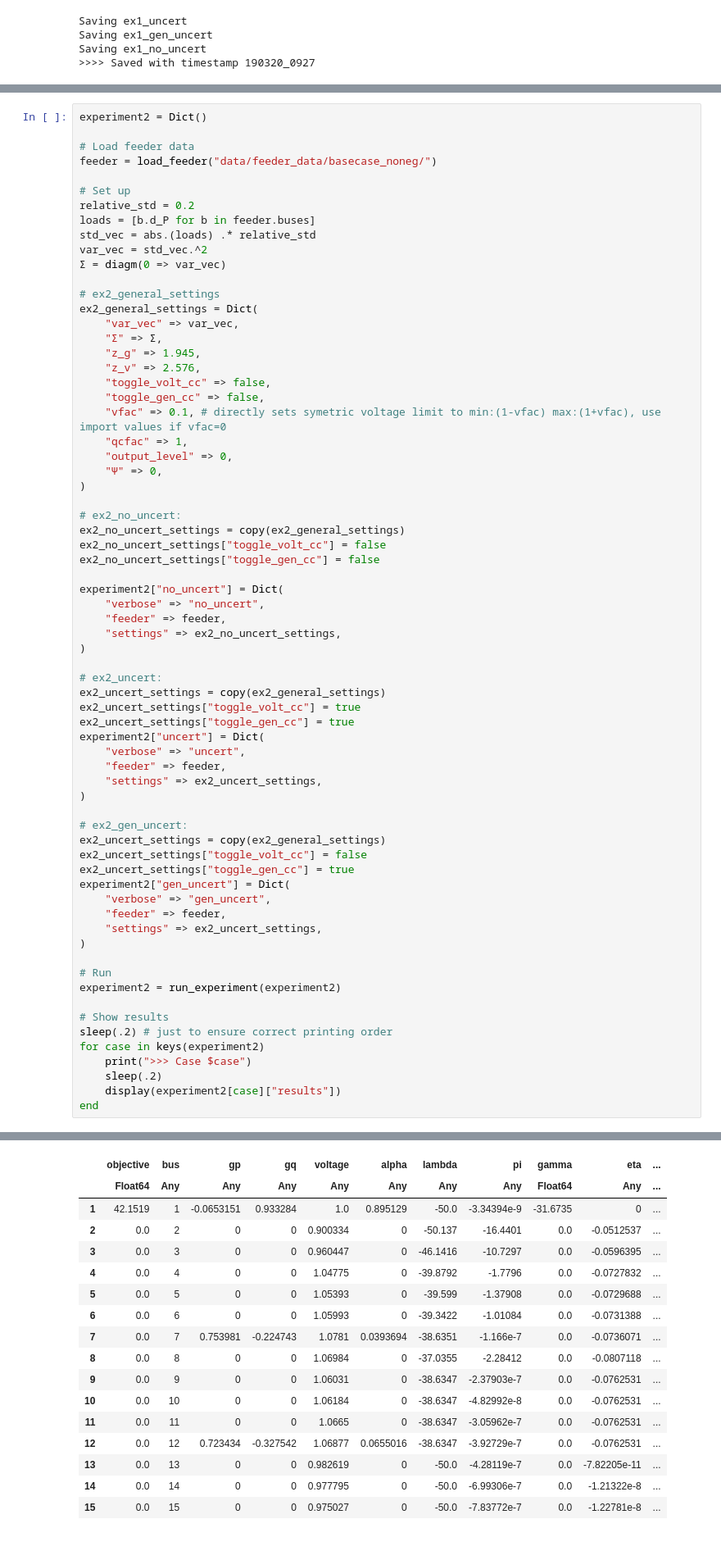
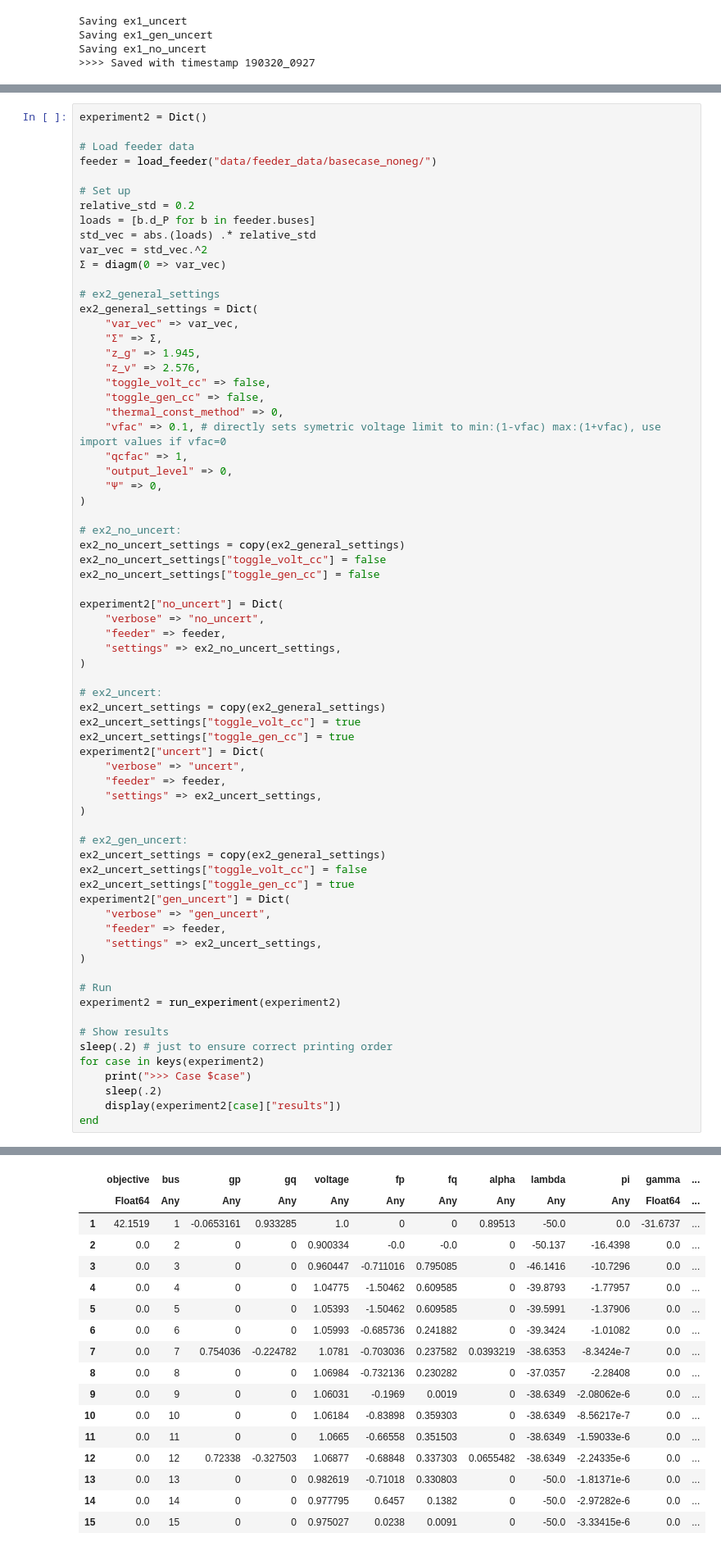
Before and after one commit to mieth-robert/DLMP_uncertainty_CodeSupplement, a Jupyter notebook: case_study.ipynb, the cells around one changed output, grey strips where cells are left out. Shown at 82% size. Drawn from its saved outputs; the diff is of its cells as text.

```diff
--- a/case_study.ipynb
+++ b/case_study.ipynb
@@ -278,6 +359,7 @@ ex2_general_settings = Dict(
     "z_v" => 2.576,
     "toggle_volt_cc" => false,
     "toggle_gen_cc" => false,
+    "thermal_const_method" => 0,
     "vfac" => 0.1, # directly sets symetric voltage limit to min:(1-vfac) max:(1+vfac), use import values if vfac=0
     "qcfac" => 1,
     "output_level" => 0,
@@ -347,18 +429,18 @@ Running gen_uncert
-|  | objective | bus | gp | gq | voltage | alpha | lambda | pi | gamma | eta | ... |
-|  | Float64 | Any | Any | Any | Any | Any | Any | Any | Float64 | Any | ... |
-| 1 | 42.1519 | 1 | -0.0653151 | 0.933284 | 1.0 | 0.895129 | -50.0 | -3.34394e-9 | -31.6735 | 0 | ... |
-| 2 | 0.0 | 2 | 0 | 0 | 0.900334 | 0 | -50.137 | -16.4401 | 0.0 | -0.0512537 | ... |
-| 3 | 0.0 | 3 | 0 | 0 | 0.960447 | 0 | -46.1416 | -10.7297 | 0.0 | -0.0596395 | ... |
-| 4 | 0.0 | 4 | 0 | 0 | 1.04775 | 0 | -39.8792 | -1.7796 | 0.0 | -0.0727832 | ... |
-| 5 | 0.0 | 5 | 0 | 0 | 1.05393 | 0 | -39.599 | -1.37908 | 0.0 | -0.0729688 | ... |
-| 6 | 0.0 | 6 | 0 | 0 | 1.05993 | 0 | -39.3422 | -1.01084 | 0.0 | -0.0731388 | ... |
-| 7 | 0.0 | 7 | 0.753981 | -0.224743 | 1.0781 | 0.0393694 | -38.6351 | -1.166e-7 | 0.0 | -0.0736071 | ... |
-| 8 | 0.0 | 8 | 0 | 0 | 1.06984 | 0 | -37.0355 | -2.28412 | 0.0 | -0.0807118 | ... |
-| 9 | 0.0 | 9 | 0 | 0 | 1.06031 | 0 | -38.6347 | -2.37903e-7 | 0.0 | -0.0762531 | ... |
-| 10 | 0.0 | 10 | 0 | 0 | 1.06184 | 0 | -38.6347 | -4.82992e-8 | 0.0 | -0.0762531 | ... |
-| 11 | 0.0 | 11 | 0 | 0 | 1.0665 | 0 | -38.6347 | -3.05962e-7 | 0.0 | -0.0762531 | ... |
-| 12 | 0.0 | 12 | 0.723434 | -0.327542 | 1.06877 | 0.0655016 | -38.6347 | -3.92729e-7 | 0.0 | -0.0762531 | ... |
-| 13 | 0.0 | 13 | 0 | 0 | 0.982619 | 0 | -50.0 | -4.28119e-7 | 0.0 | -7.82205e-11 | ... |
-| 14 | 0.0 | 14 | 0 | 0 | 0.977795 | 0 | -50.0 | -6.99306e-7 | 0.0 | -1.21322e-8 | ... |
-| 15 | 0.0 | 15 | 0 | 0 | 0.975027 | 0 | -50.0 | -7.83772e-7 | 0.0 | -1.22781e-8 | ... |
+|  | objective | bus | gp | gq | voltage | fp | fq | alpha | lambda | pi | gamma | ... |
+|  | Float64 | Any | Any | Any | Any | Any | Any | Any | Any | Any | Float64 | ... |
+| 1 | 42.1519 | 1 | -0.0653161 | 0.933285 | 1.0 | 0 | 0 | 0.89513 | -50.0 | 0.0 | -31.6737 | ... |
+| 2 | 0.0 | 2 | 0 | 0 | 0.900334 | -0.0 | -0.0 | 0 | -50.137 | -16.4398 | 0.0 | ... |
+| 3 | 0.0 | 3 | 0 | 0 | 0.960447 | -0.711016 | 0.795085 | 0 | -46.1416 | -10.7296 | 0.0 | ... |
+| 4 | 0.0 | 4 | 0 | 0 | 1.04775 | -1.50462 | 0.609585 | 0 | -39.8793 | -1.77957 | 0.0 | ... |
+| 5 | 0.0 | 5 | 0 | 0 | 1.05393 | -1.50462 | 0.609585 | 0 | -39.5991 | -1.37906 | 0.0 | ... |
+| 6 | 0.0 | 6 | 0 | 0 | 1.05993 | -0.685736 | 0.241882 | 0 | -39.3424 | -1.01082 | 0.0 | ... |
+| 7 | 0.0 | 7 | 0.754036 | -0.224782 | 1.0781 | -0.703036 | 0.237582 | 0.0393219 | -38.6353 | -8.3424e-7 | 0.0 | ... |
+| 8 | 0.0 | 8 | 0 | 0 | 1.06984 | -0.732136 | 0.230282 | 0 | -37.0357 | -2.28408 | 0.0 | ... |
+| 9 | 0.0 | 9 | 0 | 0 | 1.06031 | -0.1969 | 0.0019 | 0 | -38.6349 | -2.08062e-6 | 0.0 | ... |
+| 10 | 0.0 | 10 | 0 | 0 | 1.06184 | -0.83898 | 0.359303 | 0 | -38.6349 | -8.56217e-7 | 0.0 | ... |
+| 11 | 0.0 | 11 | 0 | 0 | 1.0665 | -0.66558 | 0.351503 | 0 | -38.6349 | -1.59033e-6 | 0.0 | ... |
+| 12 | 0.0 | 12 | 0.72338 | -0.327503 | 1.06877 | -0.68848 | 0.337303 | 0.0655482 | -38.6349 | -2.24335e-6 | 0.0 | ... |
+| 13 | 0.0 | 13 | 0 | 0 | 0.982619 | -0.71018 | 0.330803 | 0 | -50.0 | -1.81371e-6 | 0.0 | ... |
+| 14 | 0.0 | 14 | 0 | 0 | 0.977795 | 0.6457 | 0.1382 | 0 | -50.0 | -2.97282e-6 | 0.0 | ... |
+| 15 | 0.0 | 15 | 0 | 0 | 0.975027 | 0.0238 | 0.0091 | 0 | -50.0 | -3.33415e-6 | 0.0 | ... |
 >>> Case gen_uncert
```
Also changed, not shown: parts of 12 cells of this notebook, 5 other files.
